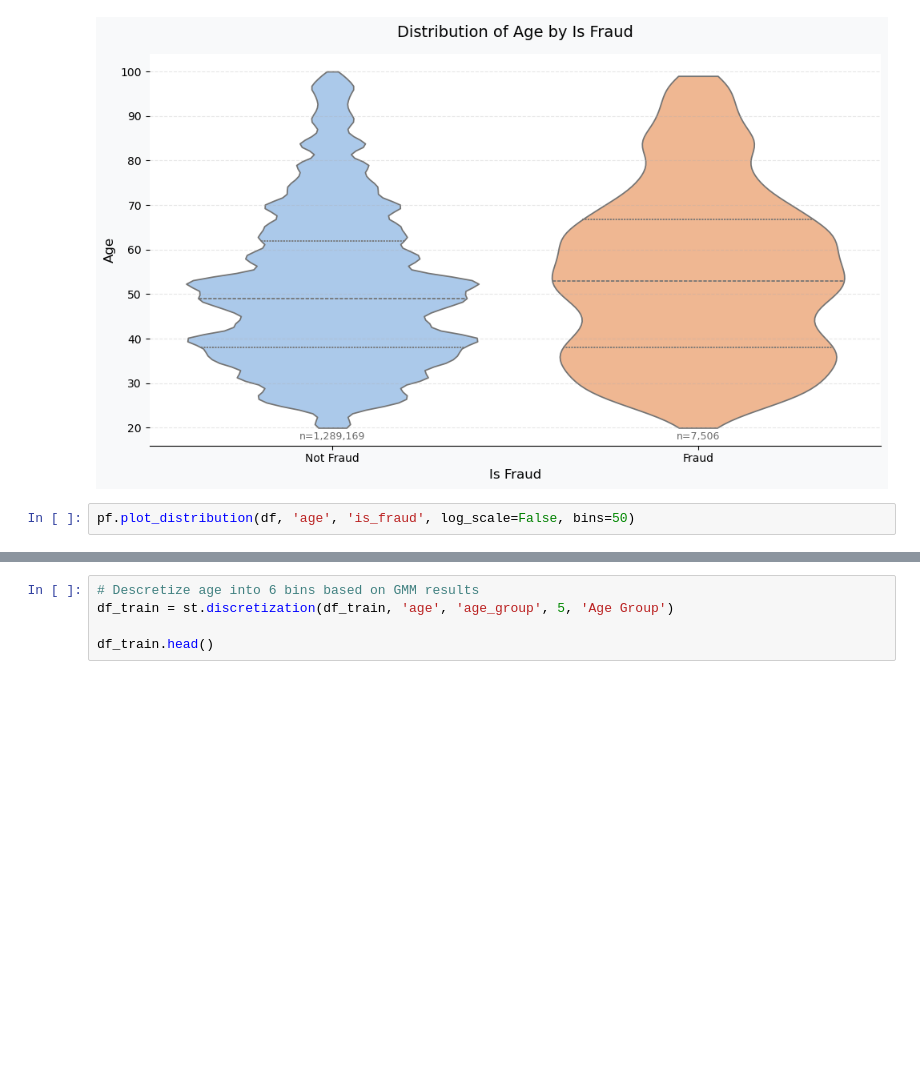
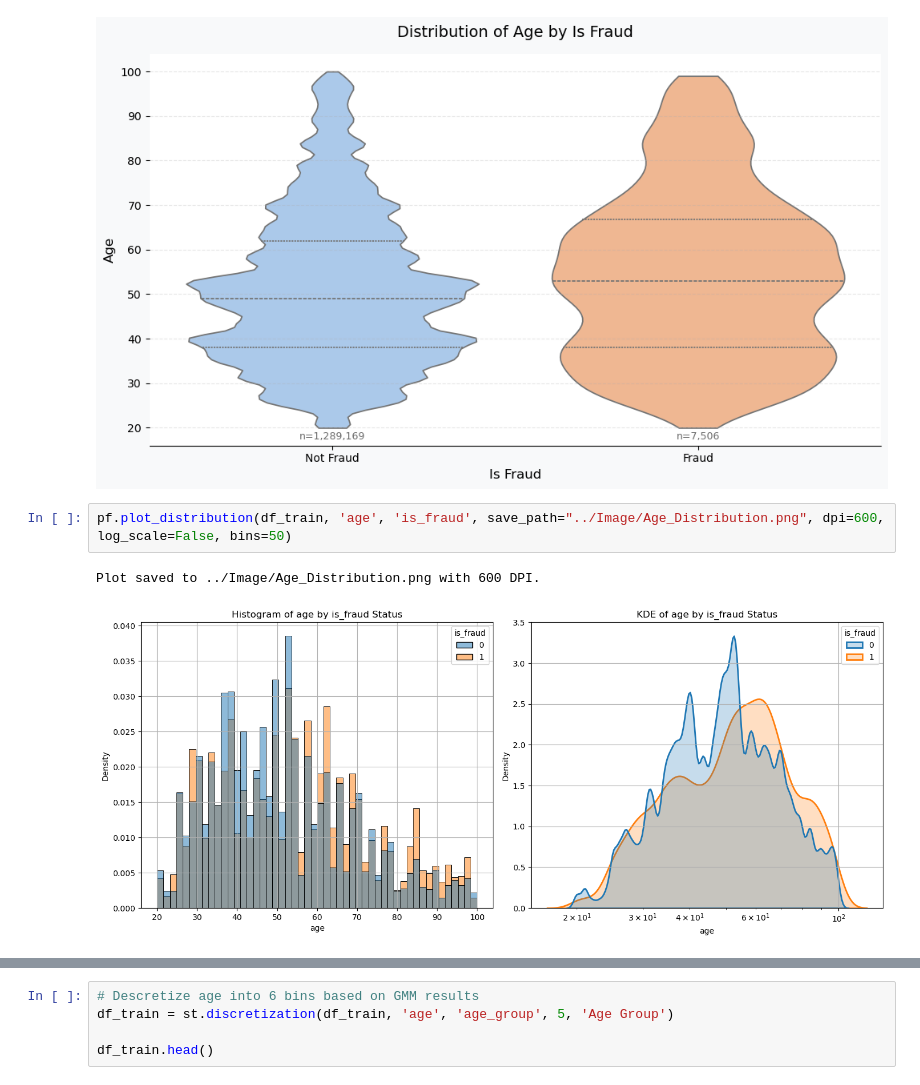
Before and after one commit to SirErikPak/CreditCardFraud, a Jupyter notebook: Notebook/Fraud.ipynb, the cells around one changed output, grey strips where cells are left out. Cells and saved outputs as stored; diff of their text form; blank space fills up the shorter version.

```diff
--- a/Notebook/Fraud.ipynb
+++ b/Notebook/Fraud.ipynb
@@ -658,7 +658,10 @@ pf.plot_violin_by_binary_category(df_train, 'is_fraud', 'age')
 # %% [output]
 [figure]
 # %%
-pf.plot_distribution(df, 'age', 'is_fraud', log_scale=False, bins=50)
+pf.plot_distribution(df_train, 'age', 'is_fraud', save_path="../Image/Age_Distribution.png", dpi=600, log_scale=False, bins=50)
+# %% [output]
+Plot saved to ../Image/Age_Distribution.png with 600 DPI.
+[figure, added]
 # %%
 # Determine optimal bins using Gaussian Mixture Model
 st.gaussian_mixture_binning(df_train, ['age'], RANDOM_STATE)
```
Also changed, not shown: parts of 11 cells of this notebook, 3 other files.
